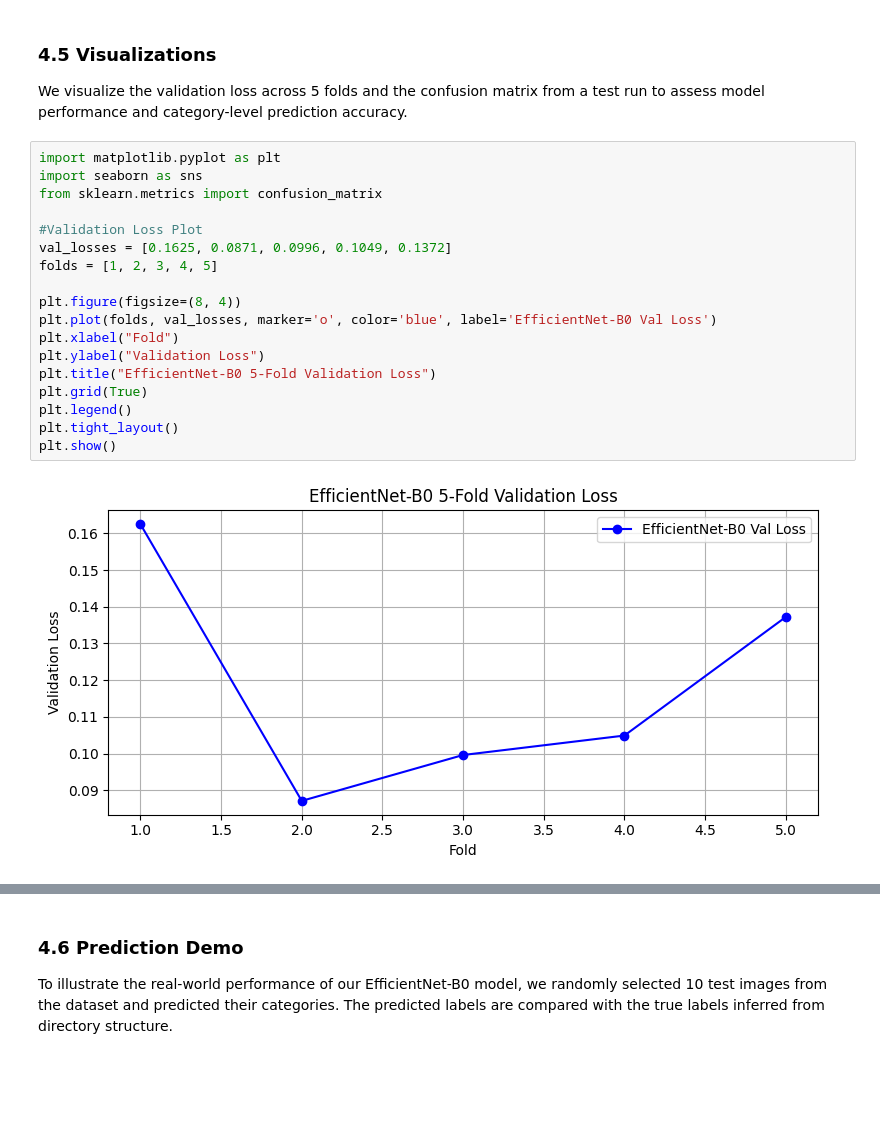
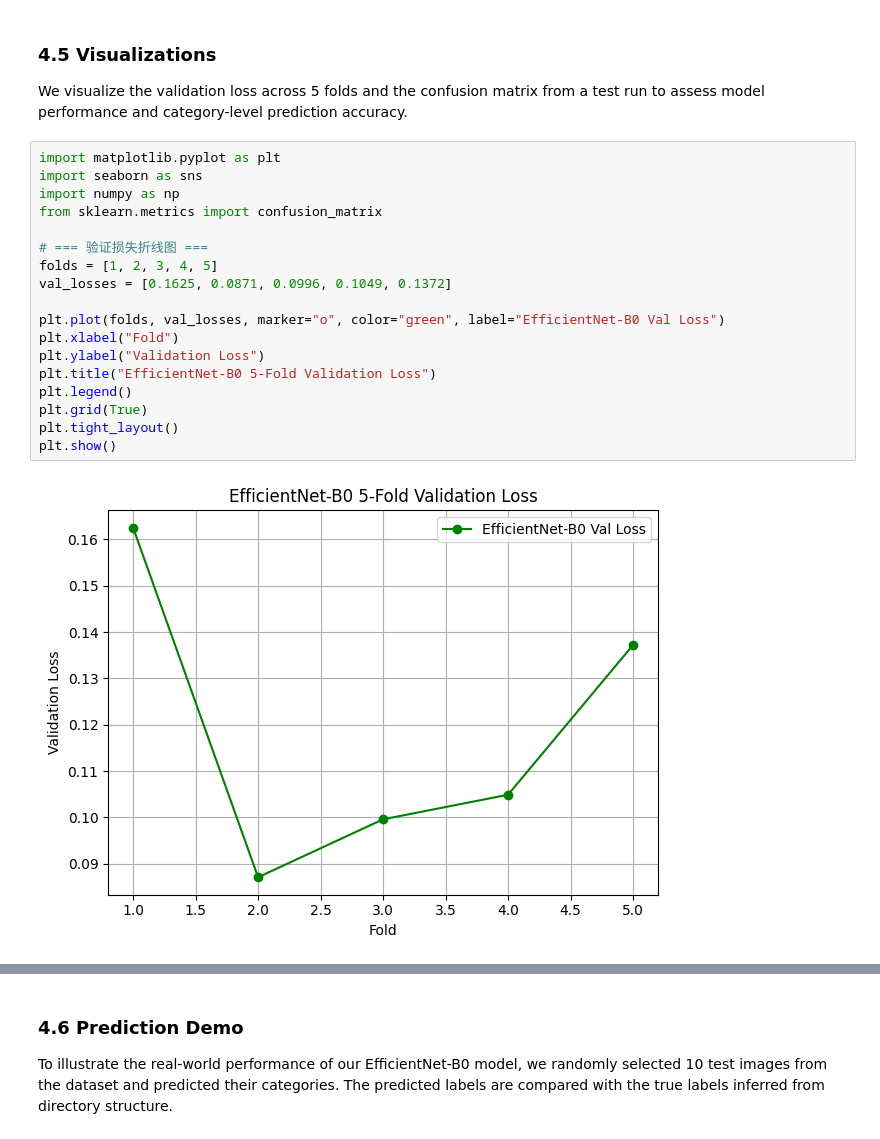
Before and after one commit to Aaron-YuchengZhu/fashion-classifier, a Jupyter notebook: notebooks/fashion_classifier1.ipynb, the cells around one changed output, grey strips where cells are left out. Saved outputs shown, nothing was run; the diff lists cells and outputs as text; blank space fills up the shorter version.

```diff
--- a/notebooks/fashion_classifier1.ipynb
+++ b/notebooks/fashion_classifier1.ipynb
@@ -1563,21 +1563,21 @@ We visualize the validation loss across 5 folds and the confusion matrix from a
 # %%
 import matplotlib.pyplot as plt
 import seaborn as sns
+import numpy as np
 from sklearn.metrics import confusion_matrix
 
-#Validation Loss Plot
+# === 验证损失折线图 ===
+folds = [1, 2, 3, 4, 5]
 val_losses = [0.1625, 0.0871, 0.0996, 0.1049, 0.1372]
-folds = [1, 2, 3, 4, 5]
 
-plt.figure(figsize=(8, 4))
-plt.plot(folds, val_losses, marker='o', color='blue', label='EfficientNet-B0 Val Loss')
+plt.plot(folds, val_losses, marker="o", color="green", label="EfficientNet-B0 Val Loss")
 plt.xlabel("Fold")
 plt.ylabel("Validation Loss")
 plt.title("EfficientNet-B0 5-Fold Validation Loss")
+plt.legend()
 plt.grid(True)
-plt.legend()
 plt.tight_layout()
 plt.show()
 # %% [output]
-[figure, old version]
+[figure, new version]
 # %%
```
Also changed, not shown: parts of 1 cell of this notebook.
